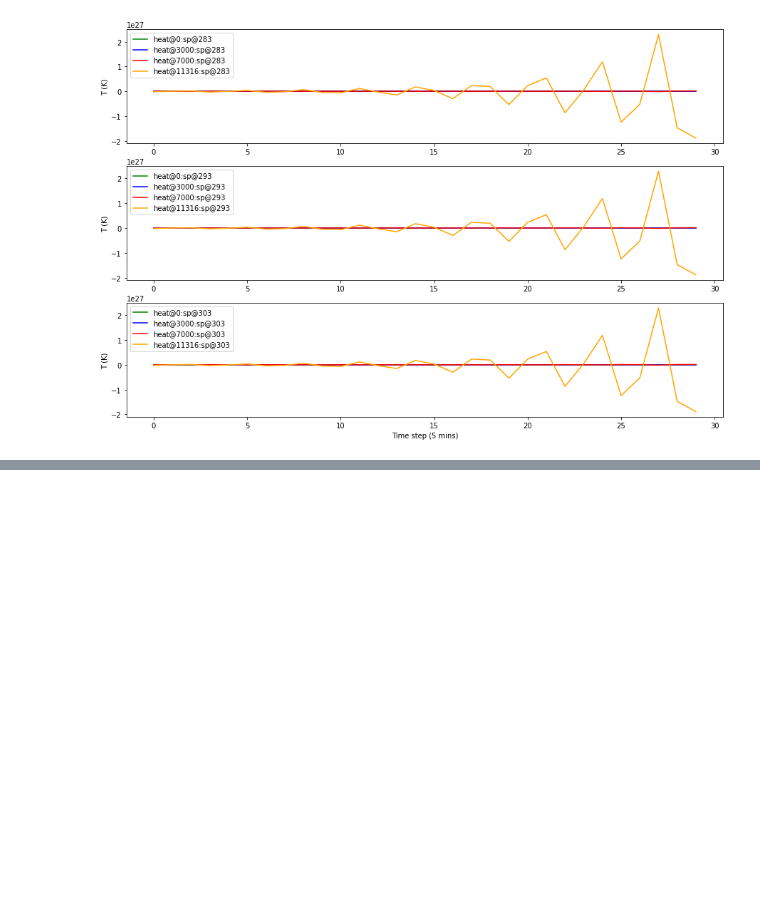
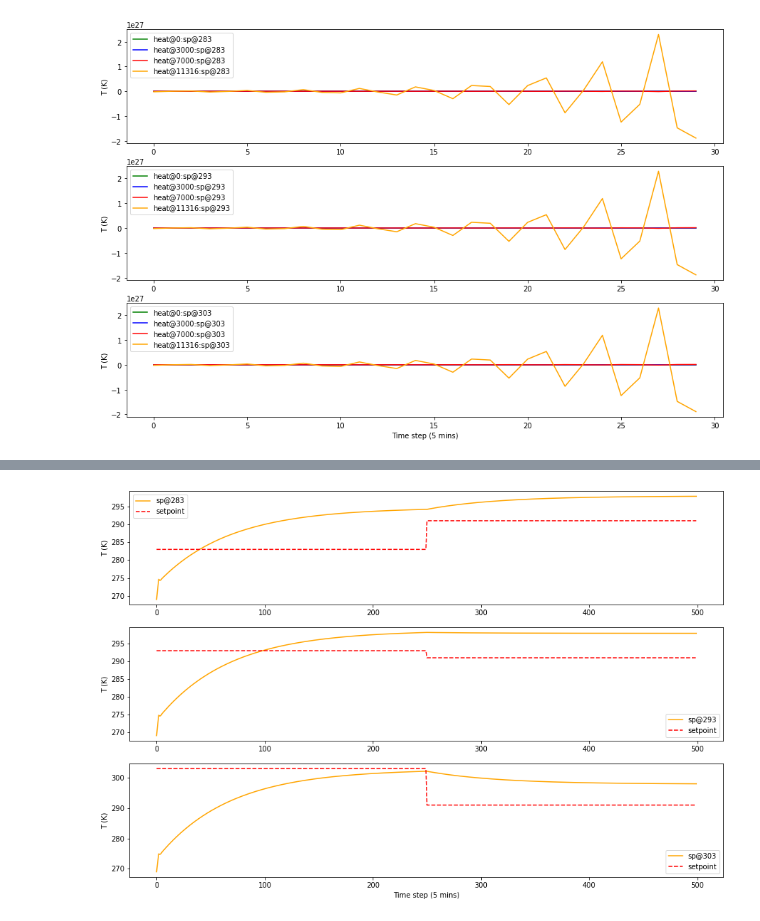
Before and after one commit to henze-research-group/MODRLC, a Jupyter notebook: examples/python/dompc/n4sidtesting.ipynb, the cells around one changed output, grey strips where cells are left out. Drawn from its saved outputs; the diff is of its cells as text; code cells hidden in the pictures; blank space fills up the shorter version.

```diff
--- a/examples/python/dompc/n4sidtesting.ipynb
+++ b/examples/python/dompc/n4sidtesting.ipynb
@@ -268,0 +298,90 @@ Text(0.5, 0, 'Time step (5 mins)')
+# %%
+## Test if the temperature increases with the x's and u's given in the MPC
+
+# construct the x and u matrix
+t_init = 0
+# _x = results['mpc']['_x', 'x'][t_init]
+
+print(f"The x_matrix init: {_x}")
+
+sims = {}
+
+t_heat_setpoint_range = [283, 293, 303]
+for t_heat_setpoint in t_heat_setpoint_range:
+    _x = np.array([-0.200731])
+    temps = deque([293, 293, 293])
+    t_cool_setpoint = 303
+
+    index = f"{t_heat_setpoint}"
+    sims[index] = {}
+    sims[index]["temperature"] = []
+    sims[index]["heat_setpoint"] = []
+
+    # var to store results
+
+    for t in range(0,500):
+
+    #     _u = np.array([
+    #         results['mpc']['_tvp', 'TDryBul'][t][0],
+    #         results['mpc']['_tvp', 'HGloHor'][t][0],
+    #         results['mpc']['_tvp', 'occupancy_ratio'][t][0],
+    #         results['mpc']['_u', 't_heat_setpoint'][t][0] - results['mpc']['_x', 't_indoor'][t][0],
+    #         results['mpc']['_x', 't_indoor'][t][0] - results['mpc']['_u', 't_cool_setpoint'][t][0],
+    #         results['mpc']['_tvp', 'TDryBul'][t][0] - results['mpc']['_x', 't_indoor_1'][t][0],
+    #         results['mpc']['_u', 'heating_power'][t][0],
+    #         results['mpc']['_u', 'cooling_power'][t][0],
+    #         results['mpc']['_x', 't_indoor_1'][t][0],
+    #         results['mpc']['_x', 't_indoor_1'][t][0] - results['mpc']['_x', 't_indoor_2'][t][0],
+    #     ])
+
+        t_indoor = temps.popleft()
+        t_indoor_1 = temps[0]
+        t_indoor_2 = temps[1]
+
+        if t >= 250:
+            t_heat_setpoint = 291
+
+        # force some of these variables as fixed
+        _u = np.array([
+            273, #Outside Air Temperature
+            0, # GLobal Horizontal Irradiance
+            t_heat_setpoint - t_indoor, # heating term,
+            t_indoor - t_cool_setpoint, #cooling term
+            273 - t_indoor_1   #infiltration term
+        ])
+
+    #     print(_u)
+    #     display(_x)
+    #     print(a_matrix.shape)
+    #     print(_x.shape)
+
+    #     print(b_matrix.shape)
+    #     print(_u.shape)
+        x_next = a_matrix @ _x + b_matrix @ _u
+        y_modeled = c_matrix @ _x + d_matrix @ _u
+    #     display(x_next)
+    #     display(y_modeled)
+        _x = x_next
+
+        temps.append(y_modeled[0])
+        sims[index]["temperature"].append(y_modeled[0])
+        sims[index]["heat_setpoint"].append(t_heat_setpoint)
+
+    #     print(temps)
+#             print(f"Indoor air temperature do-mpc: {results['mpc']['_x', 't_indoor'][t][0]:.2f}, y_modeled: {y_modeled[0]:.2f}. H_sp: {t_heat_setpoint} C_sp: {t_cool_setpoint} ")
+
+
+fig = plt.figure(figsize=(15, 10))
+colors = ['green', 'blue', 'red', 'orange']
+for i_1, t_heat_setpoint in enumerate(t_heat_setpoint_range):
+    fig.add_subplot(len(t_heat_setpoint_range), 1, i_1+1)
+    index = f"{t_heat_setpoint}"
+    plt.plot(sims[index]["temperature"], colors[i_2], label=f"sp@{t_heat_setpoint}")
+    plt.plot(sims[index]["heat_setpoint"], 'r--', label="setpoint")
+
+    plt.ylabel('T (K)')
+    plt.legend()
+#     plt.title('Indoor Temperatures')
+
+plt.xlabel('Time step (5 mins)')
+# %% [output]
@@ -268,0 +390 @@ Text(0.5, 0, 'Time step (5 mins)')
+[figure, added]
```
Also changed, not shown: parts of 5 cells of this notebook, 15 other files.
